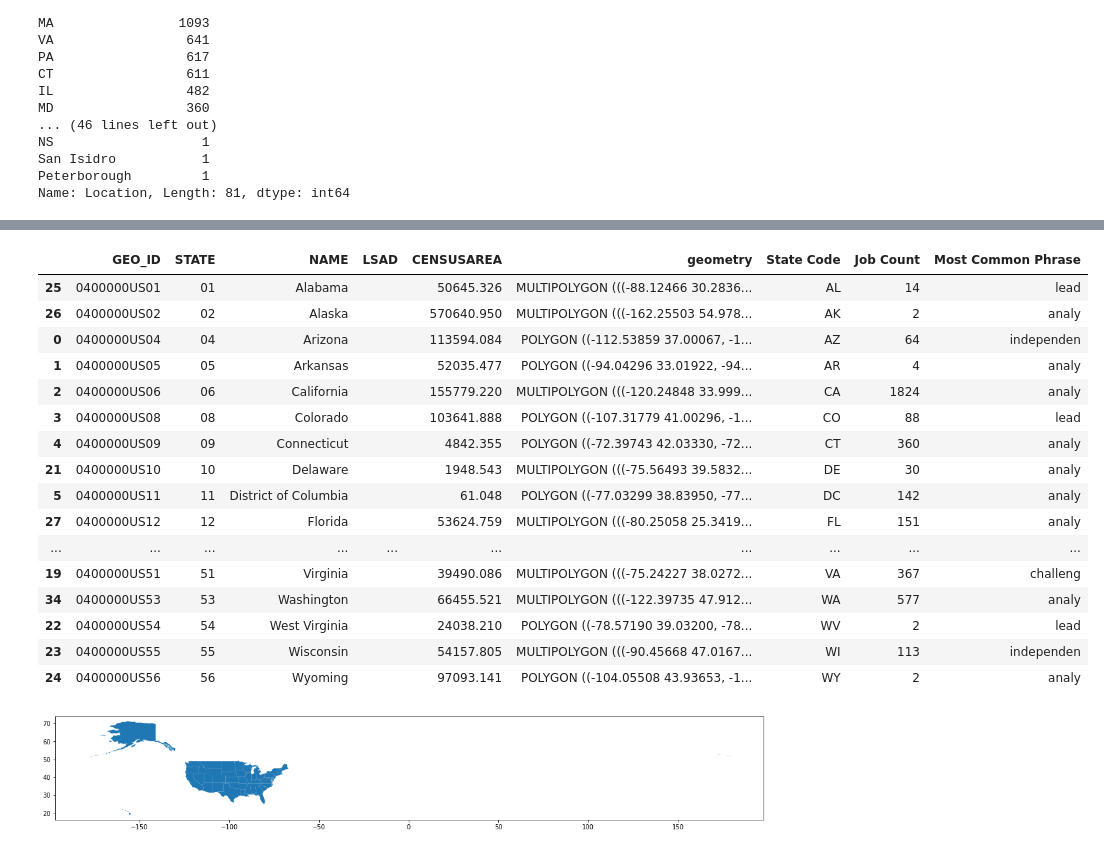
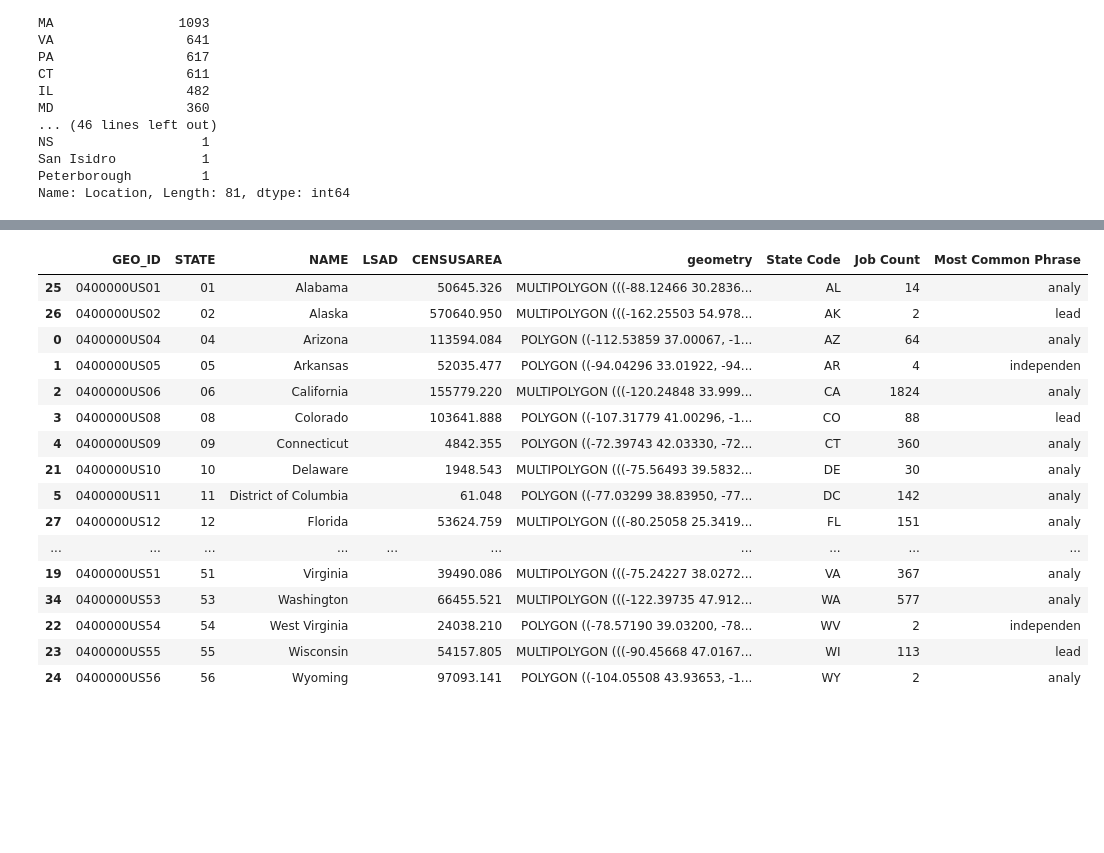
Before and after one commit to Kyle1668/cse184-pronoun-analysis, a Jupyter notebook: Question4.ipynb, the cells around one changed output, grey strips where cells are left out. Saved outputs shown, nothing was run; the diff lists cells and outputs as text; code cells hidden in the pictures; blank space fills up the shorter version.

```diff
--- a/Question4.ipynb
+++ b/Question4.ipynb
@@ -508,7 +454,8 @@ state_map = state_map.drop([20])
 state_map.reset_index
 state_count_alpha = state_df_from_dict.sort_index()
 state_map_list = state_df_from_dict['Number'].tolist()
-state_map_list_2 = state_count_alpha['Phrase'].tolist()
+state_map_list_2 = state_df_from_dict['Phrase'].tolist()
+print(len(state_map_list_2))
 #state_map_list_3 = state_count['Location'].tolist()
 #state_count_list = state_count['Location'].tolist()
 #state_map_list
@@ -557,18 +492,18 @@ state_map
 # %%
-# Temporary way to plot map
-state_map.plot(figsize=(20,30))
-# state_count_alpha = state_df_from_dict.sort_index()
-# state_count_alpha = state_df_from_dict.drop('AL')
-# state_map_list = state_count_alpha['Number'].tolist()
-# print(len(state_map_list))
-# state_map["JOB_COUNT"] = state_map_list
+# # Temporary way to plot map
+# state_map.plot(figsize=(20,30))
+# # state_count_alpha = state_df_from_dict.sort_index()
+# # state_count_alpha = state_df_from_dict.drop('AL')
+# # state_map_list = state_count_alpha['Number'].tolist()
+# # print(len(state_map_list))
+# # state_map["JOB_COUNT"] = state_map_list
 state_map
 # %% [output]
 |  | GEO_ID | STATE | NAME | LSAD | CENSUSAREA | geometry | State Code | Job Count | Most Common Phrase |
-| 25 | 0400000US01 | 01 | Alabama |  | 50645.326 | MULTIPOLYGON (((-88.12466 30.2836... | AL | 14 | lead |
-| 26 | 0400000US02 | 02 | Alaska |  | 570640.950 | MULTIPOLYGON (((-162.25503 54.978... | AK | 2 | analy |
-| 0 | 0400000US04 | 04 | Arizona |  | 113594.084 | POLYGON ((-112.53859 37.00067, -1... | AZ | 64 | independen |
-| 1 | 0400000US05 | 05 | Arkansas |  | 52035.477 | POLYGON ((-94.04296 33.01922, -94... | AR | 4 | analy |
+| 25 | 0400000US01 | 01 | Alabama |  | 50645.326 | MULTIPOLYGON (((-88.12466 30.2836... | AL | 14 | analy |
+| 26 | 0400000US02 | 02 | Alaska |  | 570640.950 | MULTIPOLYGON (((-162.25503 54.978... | AK | 2 | lead |
+| 0 | 0400000US04 | 04 | Arizona |  | 113594.084 | POLYGON ((-112.53859 37.00067, -1... | AZ | 64 | analy |
+| 1 | 0400000US05 | 05 | Arkansas |  | 52035.477 | POLYGON ((-94.04296 33.01922, -94... | AR | 4 | independen |
 | 2 | 0400000US06 | 06 | California |  | 155779.220 | MULTIPOLYGON (((-120.24848 33.999... | CA | 1824 | analy |
 | 3 | 0400000US08 | 08 | Colorado |  | 103641.888 | POLYGON ((-107.31779 41.00296, -1... | CO | 88 | lead |
 | 4 | 0400000US09 | 09 | Connecticut |  | 4842.355 | POLYGON ((-72.39743 42.03330, -72... | CT | 360 | analy |
@@ -576,9 +511,8 @@ state_map
 | 5 | 0400000US11 | 11 | District of Columbia |  | 61.048 | POLYGON ((-77.03299 38.83950, -77... | DC | 142 | analy |
 | 27 | 0400000US12 | 12 | Florida |  | 53624.759 | MULTIPOLYGON (((-80.25058 25.3419... | FL | 151 | analy |
 | ... | ... | ... | ... | ... | ... | ... | ... | ... | ... |
-| 19 | 0400000US51 | 51 | Virginia |  | 39490.086 | MULTIPOLYGON (((-75.24227 38.0272... | VA | 367 | challeng |
+| 19 | 0400000US51 | 51 | Virginia |  | 39490.086 | MULTIPOLYGON (((-75.24227 38.0272... | VA | 367 | analy |
 | 34 | 0400000US53 | 53 | Washington |  | 66455.521 | MULTIPOLYGON (((-122.39735 47.912... | WA | 577 | analy |
-| 22 | 0400000US54 | 54 | West Virginia |  | 24038.210 | POLYGON ((-78.57190 39.03200, -78... | WV | 2 | lead |
-| 23 | 0400000US55 | 55 | Wisconsin |  | 54157.805 | MULTIPOLYGON (((-90.45668 47.0167... | WI | 113 | independen |
+| 22 | 0400000US54 | 54 | West Virginia |  | 24038.210 | POLYGON ((-78.57190 39.03200, -78... | WV | 2 | independen |
+| 23 | 0400000US55 | 55 | Wisconsin |  | 54157.805 | MULTIPOLYGON (((-90.45668 47.0167... | WI | 113 | lead |
 | 24 | 0400000US56 | 56 | Wyoming |  | 97093.141 | POLYGON ((-104.05508 43.93653, -1... | WY | 2 | analy |
-[figure, removed]
```
Also changed, not shown: parts of 24 cells of this notebook.
